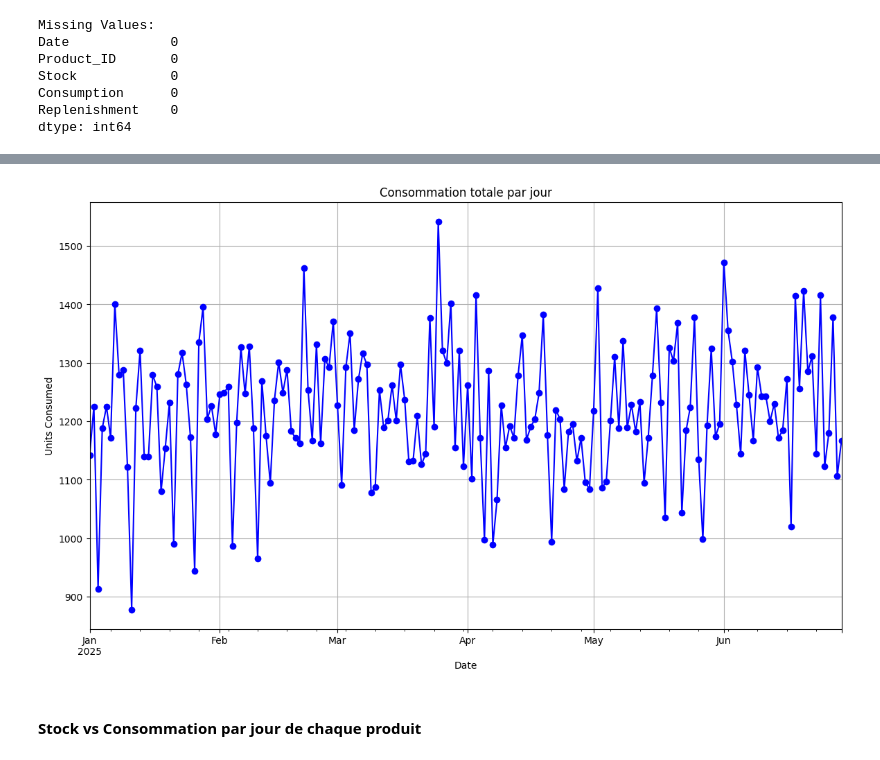
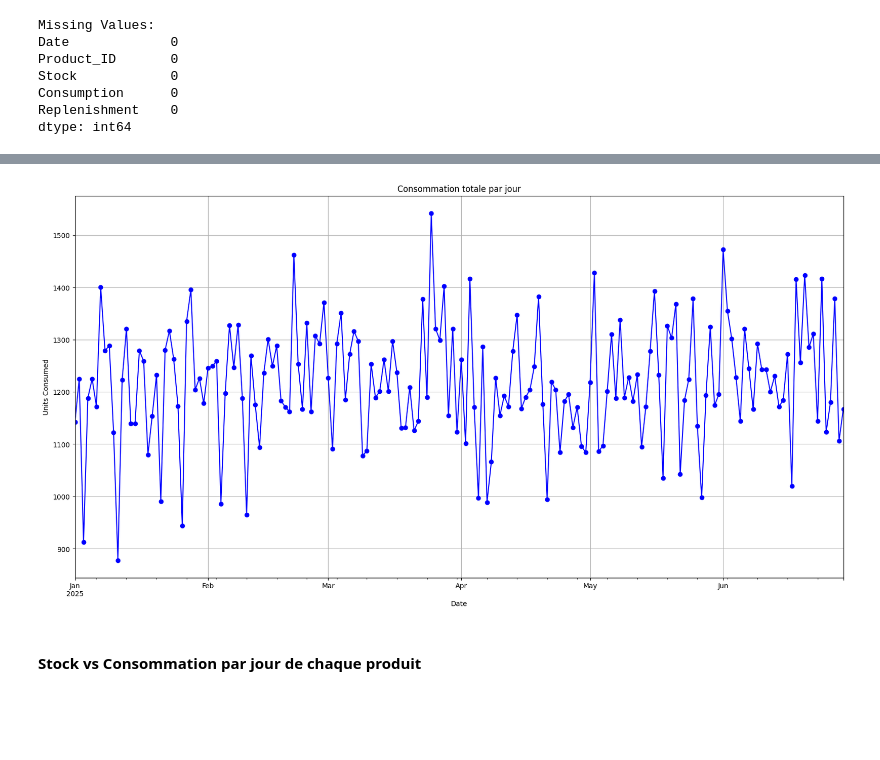
Before and after one commit to 3zden/Stock-out-prediction, a Jupyter notebook: Modeling Phase/EDA.ipynb, the cells around one changed output, grey strips where cells are left out. Cells and saved outputs as stored; diff of their text form; code cells hidden in the pictures; blank space fills up the shorter version.

```diff
--- a/Modeling Phase/EDA.ipynb
+++ b/Modeling Phase/EDA.ipynb
@@ -92,11 +94,11 @@ data[['Stock','Consumption','Replenishment']].describe()
 # %%
-plt.figure(figsize=(14, 8))
+plt.figure(figsize=(20, 10))
 data.groupby('Date')['Consumption'].sum().plot(title='Consommation totale par jour', color='blue', marker='o')
 plt.ylabel('Units Consumed')
 plt.grid(True)
 plt.show()
 # %% [output]
-[figure, old version]
+[figure, new version]
 # %% [markdown]
 #### Stock vs Consommation par jour de chaque produit
 # %%
```
Also changed, not shown: parts of 3 cells of this notebook.
